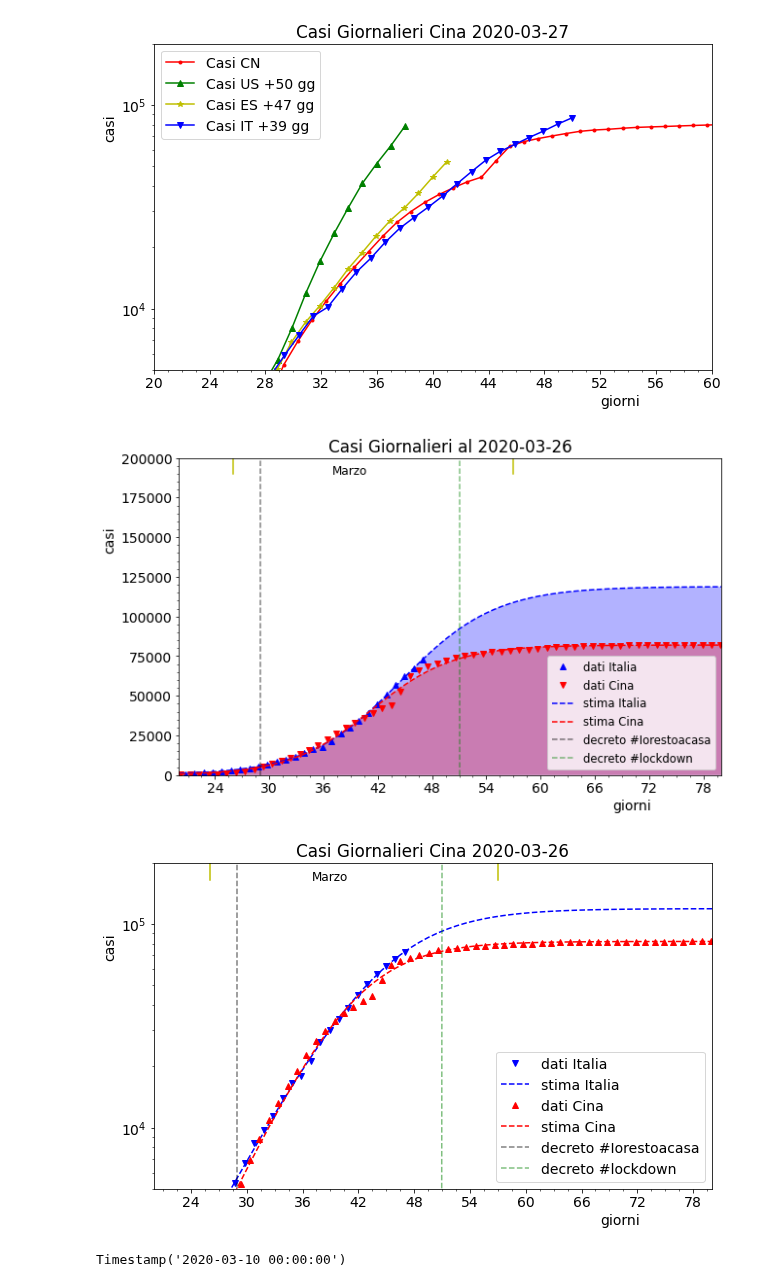
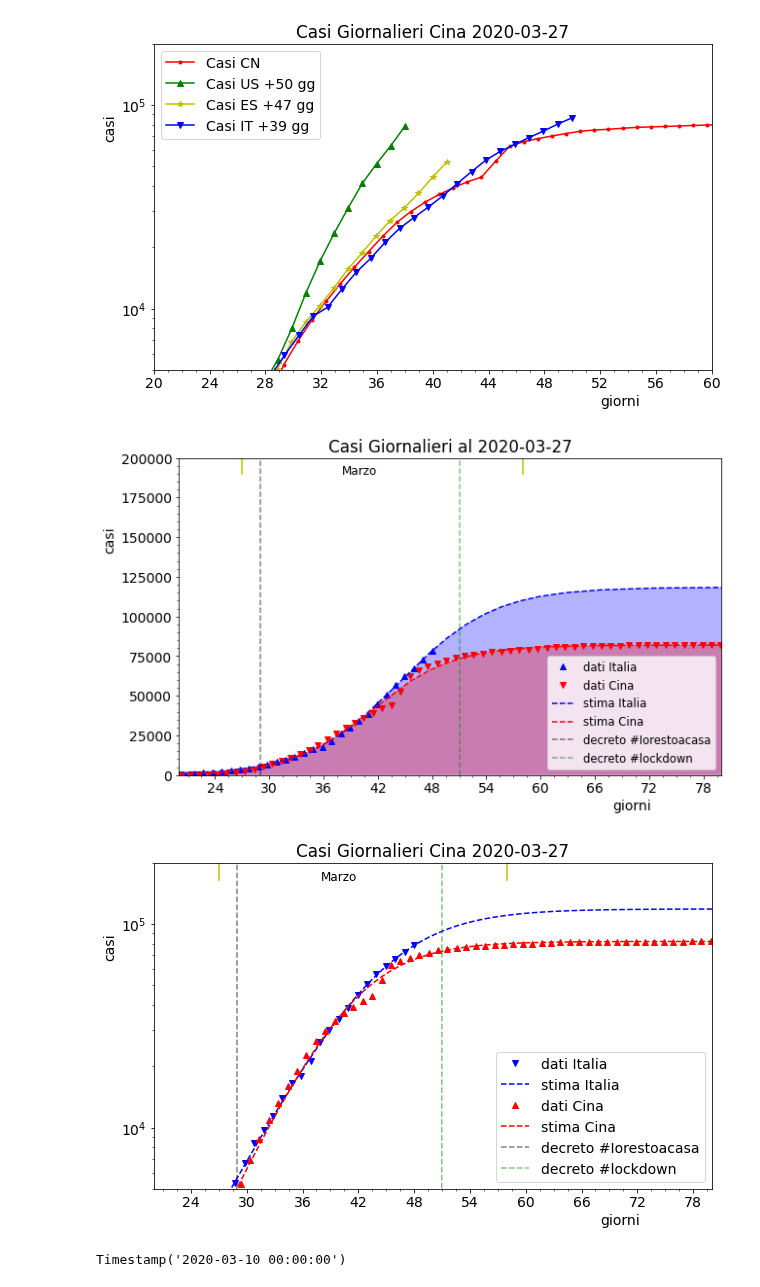
Before and after one commit to lorenzopaolucci/studenti, a Jupyter notebook: covid19.ipynb, the cells around one changed output. Drawn from its saved outputs; the diff is of its cells as text; code cells hidden in the pictures.

```diff
--- a/covid19.ipynb
+++ b/covid19.ipynb
@@ -430,17 +430,17 @@ plt.show()
 # %% [output]
 [figure]
 # %%
-China = dw.loc[(dw['GeoId'] == 'CN')].sort_values(by="DateRep")
-Italy = dw.loc[(dw['GeoId'] == 'IT')].sort_values(by="DateRep")
+#China = dw.loc[(dw['GeoId'] == 'CN')].sort_values(by="DateRep")
+#Italy = dw.loc[(dw['GeoId'] == 'IT')].sort_values(by="DateRep")
 T_days =  len(China)
 x = np.linspace(0, T_days, T_days)
 ita_offset = 40
 fit_cut = 40+30
 fig, ax = plt.subplots(figsize=(10,6))
 
-y_int_IT = integrate.cumtrapz(Italy['Cases'], x, initial=0)
+y_int_IT = integrate.cumtrapz(Italy['cases'], x, initial=0)
 ax.plot(x-ita_offset, y_int_IT, 'b^', label='dati Italia')
-y_int_CN = integrate.cumtrapz(China['Cases'], x, initial=0)
+y_int_CN = integrate.cumtrapz(China['cases'], x, initial=0)
 ax.plot(x, y_int_CN, 'rv', label='dati Cina')
 
 popt_l_c,pcov_l_c = curve_fit(Logistic,x, y_int_CN, p0=[80000.,0.5, 30.])
@@ -496,40 +496,40 @@ plt.show()
 
 fig, ax = plt.subplots(figsize=(10,6))
 x = np.linspace(0, T_days, T_days)
-y_int_IT = integrate.cumtrapz(Italy['Cases'], x, initial=0)
+y_int_IT = integrate.cumtrapz(Italy['cases'], x, initial=0)
 ax.plot(x-ita_offset, y_int_IT, 'bv', label='dati Italia')
 ax.plot(x, Logistic(x, *popt_l_i), 'b--', label='stima Italia')
-y_int_CN = integrate.cumtrapz(China['Cases'], x, initial=0)
+y_int_CN = integrate.cumtrapz(China['cases'], x, initial=0)
 ax.plot(x, y_int_CN, 'r^', label='dati Cina')
 ax.plot(x, Logistic(x, *popt_l_c), 'r--', label='stima Cina')
 
 #x = np.linspace(0+56-ita_offset, len(df['data'])+56-ita_offset, len(df['data']))
 #ax.plot(x, df['totale_casi'], 'bv-', label='Casi IT')
 ymax = 200000
 yptxt = ymax - ymax*0.18
 ax.set_ylim(5000,ymax)
 ax.set_xlim(20,80)
 ax.set_title('Casi Giornalieri Cina '+data_sel)
 ax.set_xlabel('giorni', horizontalalignment = 'left', x=0.8)
 ax.set_ylabel('casi', horizontalalignment = 'left', y=0.7)
 
 ax.set_yscale('log')
 ax.xaxis.set_major_locator(MaxNLocator(integer=True))
 
 ax.plot([29,29], [0,ymax], 'k--', label='decreto #Iorestoacasa', alpha=0.5)
 ax.plot([29+1,29+22], [0,ymax], 'g--', label='decreto #lockdown', alpha=0.5)
 ax.plot([T_days-ita_offset-21,T_days-ita_offset-21], [yptxt,ymax], 'y-')
 ax.plot([T_days-ita_offset+10,T_days-ita_offset+10], [yptxt,ymax], 'y-')
 ax.text(T_days-ita_offset-10, yptxt, 'Marzo', fontsize=12)
 
 
 plt.minorticks_on()
 
 plt.legend(loc=4, prop={'size':'medium'})
 plt.show()
 # %% [output]
-[figure, old version]
+[figure, new version]
-[figure, old version]
+[figure, new version]
 # %%
 Italy.iloc[40+29+1,0]
 # %% [output]
```
Also changed, not shown: parts of 11 cells of this notebook.
